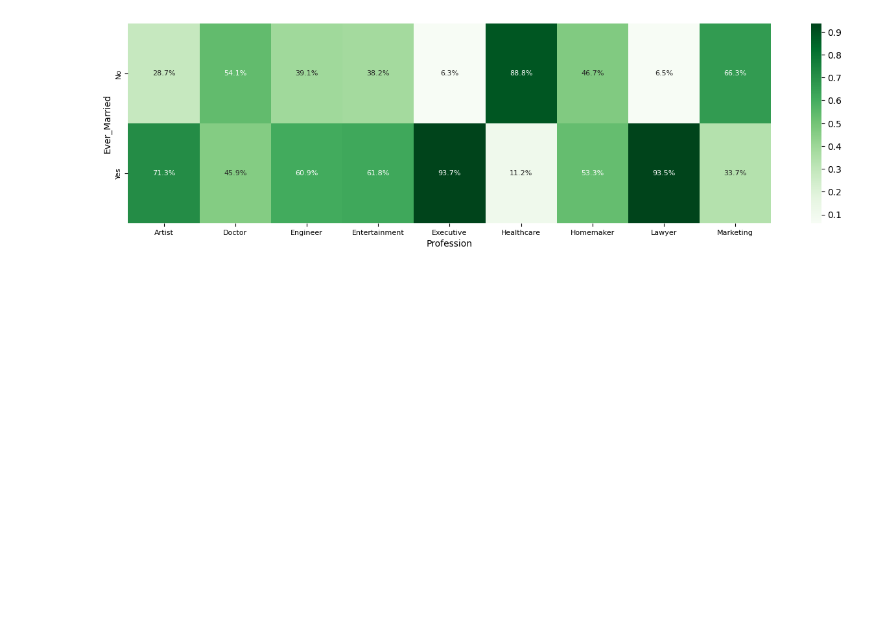
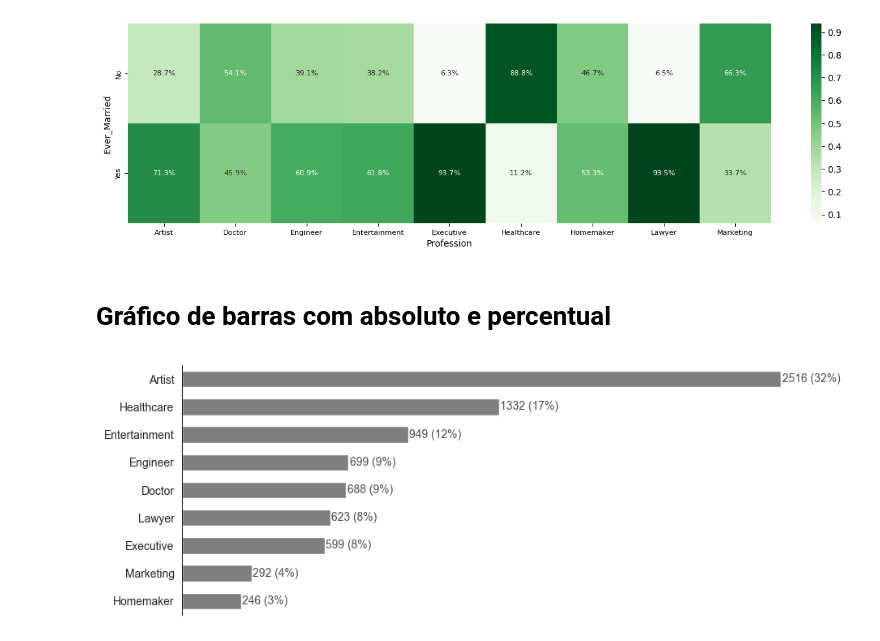
Before and after one commit to leticiafaria7/tools-functions, a Jupyter notebook: python/graficos_python.ipynb, the cells around one changed output. Cells and saved outputs as stored; diff of their text form; code cells hidden in the pictures; blank space fills up the shorter version.

Commit message:
grafico de barras com abs e perc e funcao para ver todas as categorias de todas as colunas

```diff
--- a/python/graficos_python.ipynb
+++ b/python/graficos_python.ipynb
@@ -218,3 +218,38 @@ grafico_crosstab(df = data, eixo_x = 'Profession', eixo_y = 'Gender', normalize
 grafico_crosstab(df = data, eixo_x = 'Profession', eixo_y = 'Ever_Married', normalize = 'columns', figsize = (16, 4))
 # %% [output]
 [figure]
+# %% [markdown]
+# Gráfico de barras com absoluto e percentual
+# %%
+def grafico_barras(df_, coluna, figsize = (15, 3), sort_categorias = False, casas_decimais = 1, espessura_barras = 0.6):
+
+    tmp = df_[coluna].value_counts().reset_index()
+    tmp['perc'] = tmp['count'] * 100 / tmp['count'].sum()
+
+    if sort_categorias:
+        tmp = tmp.sort_values(coluna)
+
+    plt.figure(figsize = figsize)
+    sns.set_style('white') # also 'ticks', 'darkgrid', 'whitegrid', white
+    fig = sns.barplot(data = tmp, x = 'count', y = coluna, color = '#7f7f7f', width = espessura_barras)
+
+    for i, (count, perc) in enumerate(zip(tmp['count'], tmp['perc'])):
+        fig.annotate(f'{int(count)} ({perc:.{casas_decimais}f}%)',
+                    (count, i),
+                    ha = 'left', va = 'center', fontsize = 10,
+                    color = '#4d4d4d', xytext = (1, 0),
+                    textcoords = 'offset points')
+
+    # remover os números do eixo x
+    fig.set_xticklabels('')
+    fig.set_yticklabels(fig.get_yticklabels(), fontsize=10)
+
+    # remover os títulos dos eixos
+    fig.set(xlabel = '', ylabel = '')
+
+    # remover as bordas do gráfico
+    sns.despine(bottom = True)
+# %%
+grafico_barras(df_ = data, coluna = 'Profession', figsize = (10, 4), sort_categorias = False, casas_decimais = 0, espessura_barras = 0.6)
+# %% [output]
+[figure, added]
```
Also changed, not shown: parts of 6 cells of this notebook, 1 other file.
